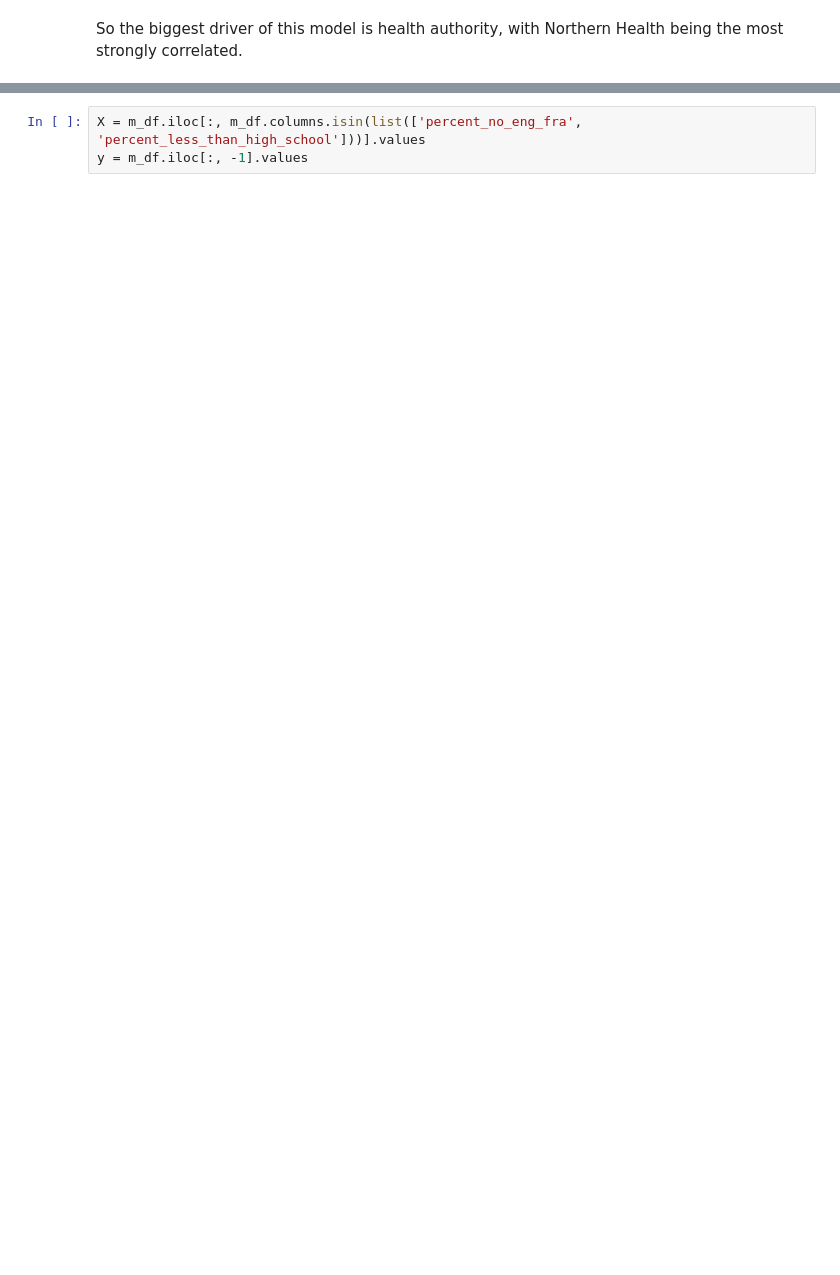
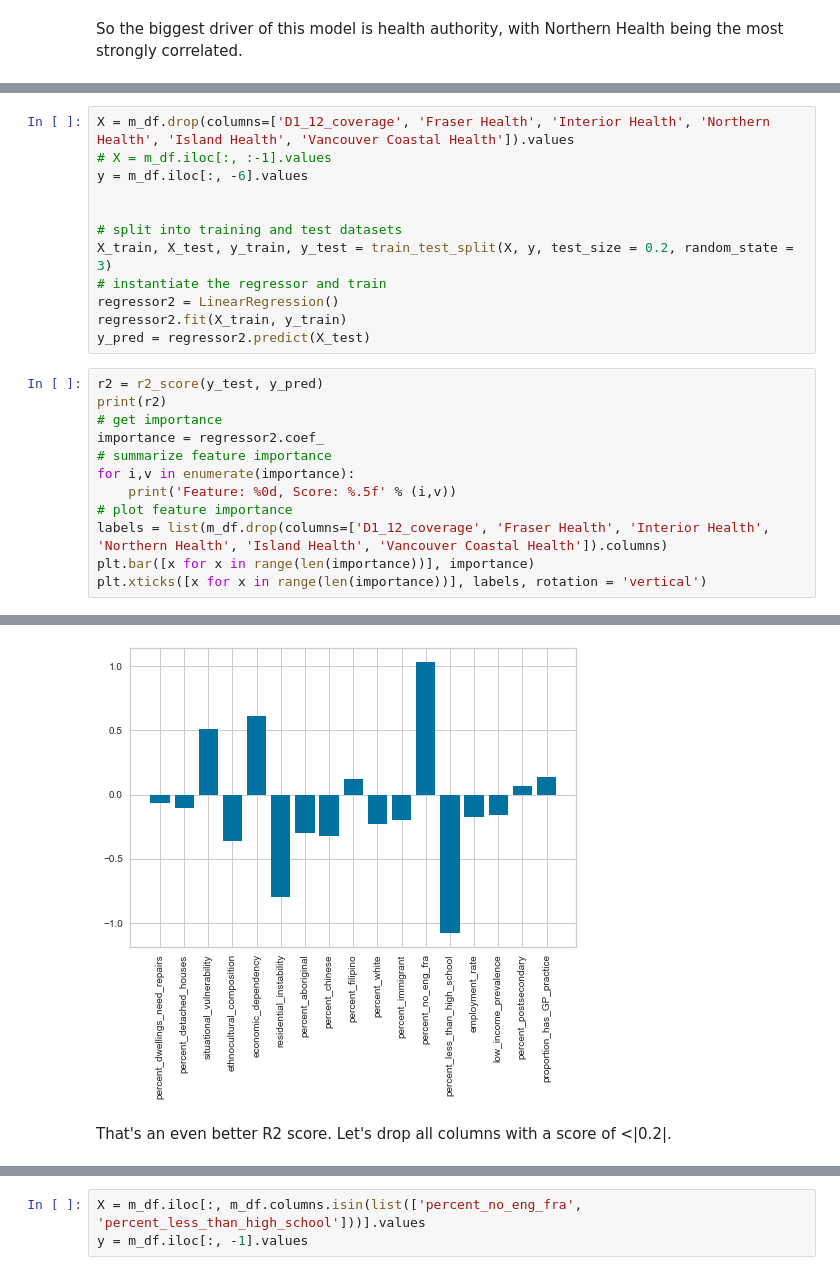
Before and after one commit to racheldunn/vaccination-rates-datajam-team4, a Jupyter notebook: notebooks/model_with_NHA_data.ipynb, the cells around one changed output, grey strips where cells are left out. Cells and saved outputs as stored; diff of their text form; blank space fills up the shorter version.

```diff
--- a/notebooks/model_with_NHA_data.ipynb
+++ b/notebooks/model_with_NHA_data.ipynb
@@ -151,0 +187,25 @@ So the biggest driver of this model is health authority, with Northern Health be
+# %%
+X = m_df.drop(columns=['D1_12_coverage', 'Fraser Health', 'Interior Health', 'Northern Health', 'Island Health', 'Vancouver Coastal Health']).values
+# X = m_df.iloc[:, :-1].values
+y = m_df.iloc[:, -6].values
+
+
+# split into training and test datasets
+X_train, X_test, y_train, y_test = train_test_split(X, y, test_size = 0.2, random_state = 3)
+# instantiate the regressor and train
+regressor2 = LinearRegression()
+regressor2.fit(X_train, y_train)
+y_pred = regressor2.predict(X_test)
+# %%
+r2 = r2_score(y_test, y_pred)
+print(r2)
+# get importance
+importance = regressor2.coef_
+# summarize feature importance
+for i,v in enumerate(importance):
+	print('Feature: %0d, Score: %.5f' % (i,v))
+# plot feature importance
+labels = list(m_df.drop(columns=['D1_12_coverage', 'Fraser Health', 'Interior Health', 'Northern Health', 'Island Health', 'Vancouver Coastal Health']).columns)
+plt.bar([x for x in range(len(importance))], importance)
+plt.xticks([x for x in range(len(importance))], labels, rotation = 'vertical')
+# %% [output]
@@ -151,0 +247,3 @@ So the biggest driver of this model is health authority, with Northern Health be
+[figure, added]
+# %% [markdown]
+That's an even better R2 score. Let's drop all columns with a score of <|0.2|.
```
Also changed, not shown: parts of 18 cells of this notebook, 1 other file.
